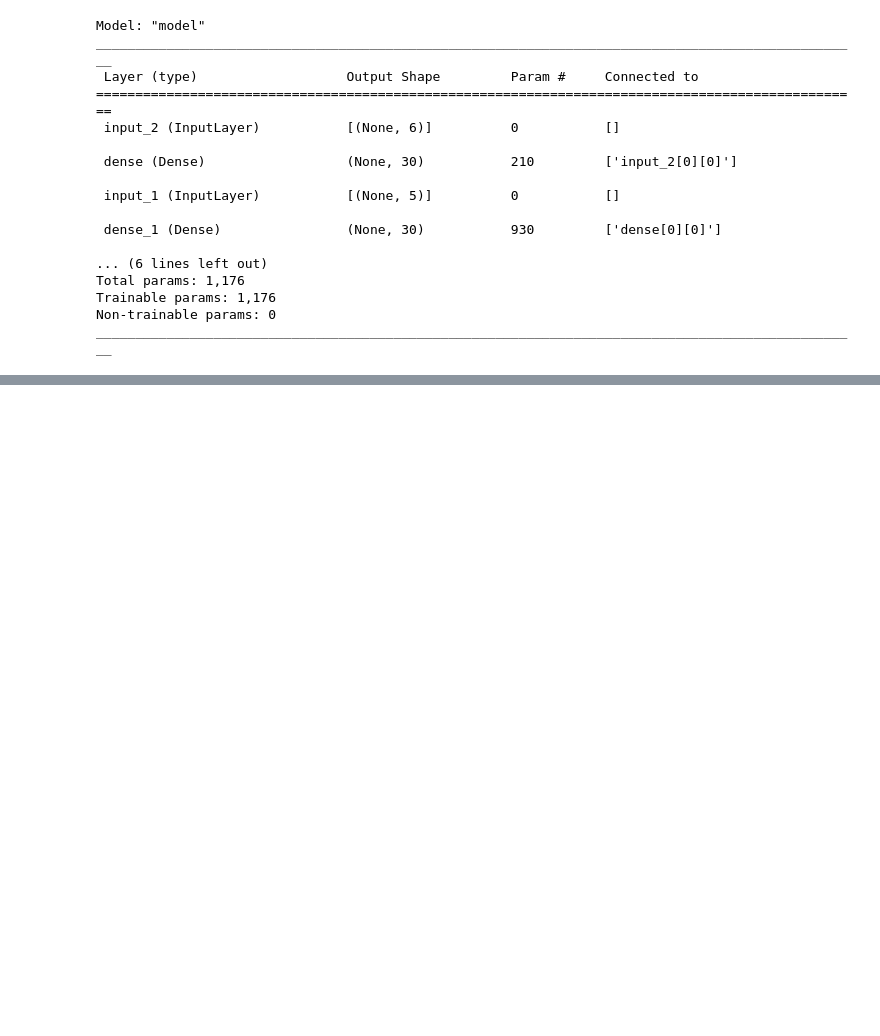
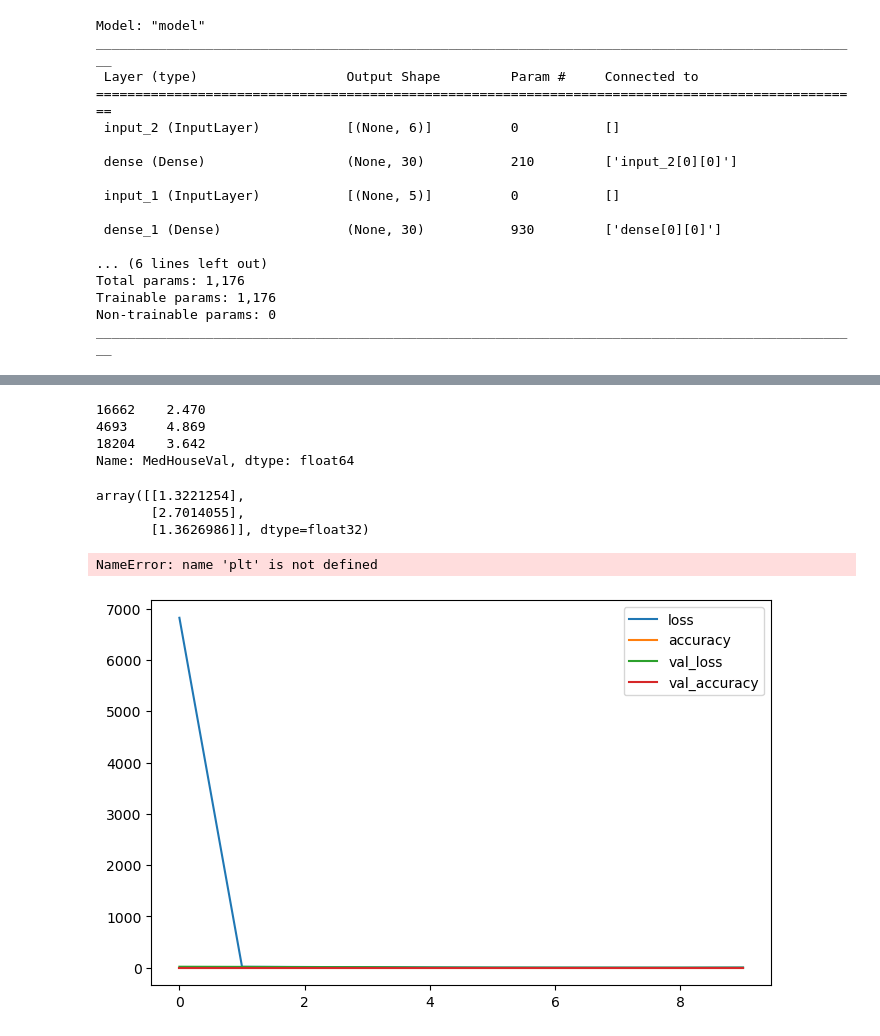
Before and after one commit to RegmiYogesh/100-Days-ofML-and-DL, a Jupyter notebook: Day_5_MLP_partial_input.ipynb, the cells around one changed output, grey strips where cells are left out. Cells and saved outputs as stored; diff of their text form; code cells hidden in the pictures; blank space fills up the shorter version.

Commit message:
validating MLP

```diff
--- a/Day_5_MLP_partial_input.ipynb
+++ b/Day_5_MLP_partial_input.ipynb
@@ -73,0 +78,4 @@ ________________________________________________________________________________
+# %%
+x_train_full,x_test, y_train_full, y_test=train_test_split(california_housing.data,california_housing.target)
+# %%
+x_train,x_valid,y_train,y_valid=train_test_split(x_train_full,y_train_full)
@@ -73,0 +87,7 @@ ________________________________________________________________________________
+# %%
+x_train_A,x_train_B=x_train.iloc[:, :5],x_train.iloc[:, 2:]
+x_valid_A,x_valid_B=x_valid.iloc[:,:5],x_valid.iloc[:,2:]
+x_test_A,x_test_B=x_test.iloc[:,:5],x_test.iloc[:,2:]
+x_new_A,x_new_B=x_test_A.iloc[:3],x_test_B.iloc[:3]
+# %%
+history=model.fit((x_train_A,x_train_B),y_train,epochs=10,validation_data=((x_valid_A,x_valid_B),y_valid),batch_size=16)
@@ -73,0 +123,13 @@ ________________________________________________________________________________
+# %%
+y_test[:3]
+# %% [output]
+16662    2.470
+4693     4.869
+18204    3.642
+Name: MedHouseVal, dtype: float64
+# %%
+y_pred
+# %% [output]
+array([[1.3221254],
+       [2.7014055],
+       [1.3626986]], dtype=float32)
@@ -73,0 +138,6 @@ ________________________________________________________________________________
+# %%
+pd.DataFrame(history.history).plot(figsize=(8,5))
+plt.show()
+# %% [output]
+NameError: name 'plt' is not defined
+[figure, added]
```
Also changed, not shown: parts of 8 cells of this notebook, 2 other files.
